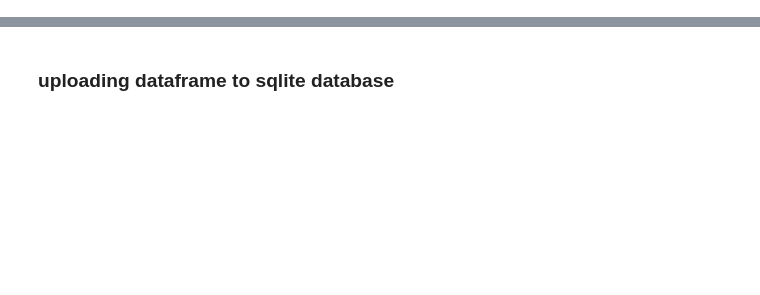
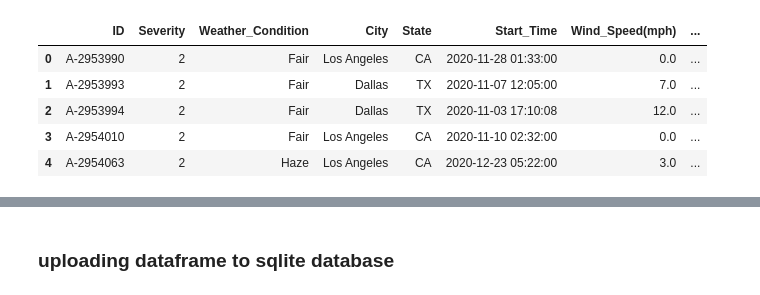
Before and after one commit to KeSavanh/US_accident_data_analysis, a Jupyter notebook: Cleaned_data.ipynb, the cells around one changed output, grey strips where cells are left out. Saved outputs shown, nothing was run; the diff lists cells and outputs as text; code cells hidden in the pictures; blank space fills up the shorter version.

```diff
--- a/Cleaned_data.ipynb
+++ b/Cleaned_data.ipynb
@@ -75,0 +92,10 @@ memory usage: 5.0+ MB
+# %%
+Weather_df = pd.read_csv("WeatherData.csv")
+Weather_df.head()
+# %% [output]
+|  | ID | Severity | Weather_Condition | City | State | Start_Time | Wind_Speed(mph) | ... |
+| 0 | A-2953990 | 2 | Fair | Los Angeles | CA | 2020-11-28 01:33:00 | 0.0 | ... |
+| 1 | A-2953993 | 2 | Fair | Dallas | TX | 2020-11-07 12:05:00 | 7.0 | ... |
+| 2 | A-2953994 | 2 | Fair | Dallas | TX | 2020-11-03 17:10:08 | 12.0 | ... |
+| 3 | A-2954010 | 2 | Fair | Los Angeles | CA | 2020-11-10 02:32:00 | 0.0 | ... |
+| 4 | A-2954063 | 2 | Haze | Los Angeles | CA | 2020-12-23 05:22:00 | 3.0 | ... |
```
Also changed, not shown: parts of 41 cells of this notebook, 10 other files.
